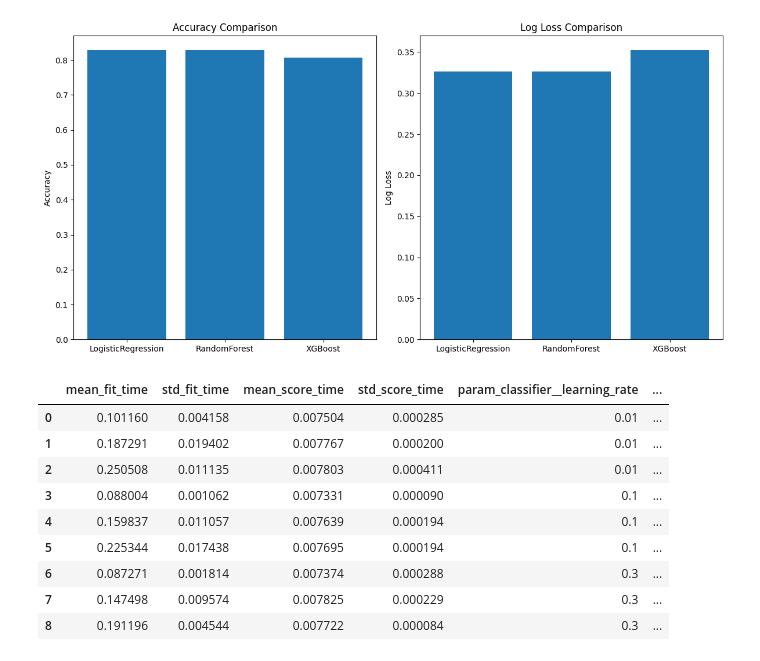
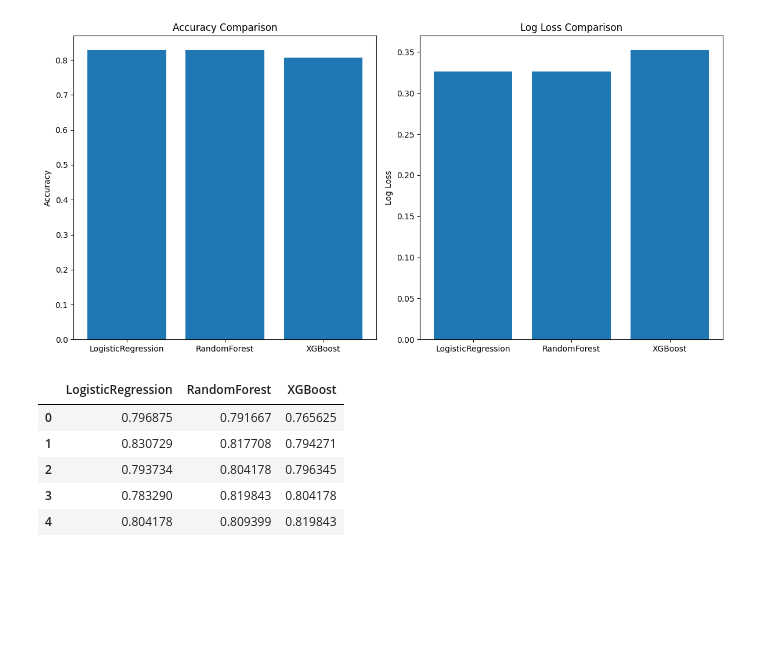
Before and after one commit to DanHerman212/precision_medicine, a Jupyter notebook: code/5_ML_pipelines.ipynb, the cells around one changed output. Drawn from its saved outputs; the diff is of its cells as text; code cells hidden in the pictures; blank space fills up the shorter version.

```diff
--- a/code/5_ML_pipelines.ipynb
+++ b/code/5_ML_pipelines.ipynb
@@ -109,21 +109,22 @@ plt.tight_layout()
 plt.show()
 # %% [output]
 [figure]
-# %%
-# create a dataframe with cvresults from all classifiers
-cv_results = pd.DataFrame(grid_search.cv_results_)
-cv_results
-# %% [output]
-|  | mean_fit_time | std_fit_time | mean_score_time | std_score_time | param_classifier__learning_rate | ... |
-| 0 | 0.101160 | 0.004158 | 0.007504 | 0.000285 | 0.01 | ... |
-| 1 | 0.187291 | 0.019402 | 0.007767 | 0.000200 | 0.01 | ... |
-| 2 | 0.250508 | 0.011135 | 0.007803 | 0.000411 | 0.01 | ... |
-| 3 | 0.088004 | 0.001062 | 0.007331 | 0.000090 | 0.1 | ... |
-| 4 | 0.159837 | 0.011057 | 0.007639 | 0.000194 | 0.1 | ... |
-| 5 | 0.225344 | 0.017438 | 0.007695 | 0.000194 | 0.1 | ... |
-| 6 | 0.087271 | 0.001814 | 0.007374 | 0.000288 | 0.3 | ... |
-| 7 | 0.147498 | 0.009574 | 0.007825 | 0.000229 | 0.3 | ... |
-| 8 | 0.191196 | 0.004544 | 0.007722 | 0.000084 | 0.3 | ... |
+# %%
+# loop through pipelines and create a cvresults df for each model
+cv_results = {}
+for name, pipeline in pipelines.items():
+    cv_results[name] = cross_val_score(pipeline, X, y, cv=5, scoring='accuracy')
+
+# Create a DataFrame with the results
+cv_results_df = pd.DataFrame(cv_results)
+cv_results_df
+# %% [output]
+|  | LogisticRegression | RandomForest | XGBoost |
+| 0 | 0.796875 | 0.791667 | 0.765625 |
+| 1 | 0.830729 | 0.817708 | 0.794271 |
+| 2 | 0.793734 | 0.804178 | 0.796345 |
+| 3 | 0.783290 | 0.819843 | 0.804178 |
+| 4 | 0.804178 | 0.809399 | 0.819843 |
 # %%
 # create classification report for all models for train and test data
 # save each report to dataframe
```
Also changed, not shown: parts of 2 cells of this notebook.
